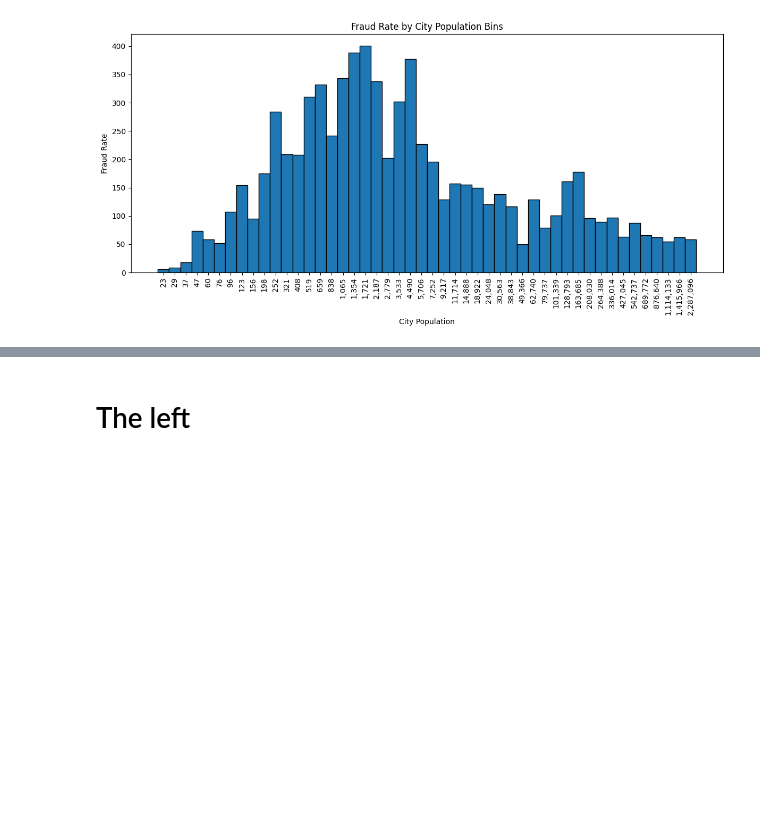
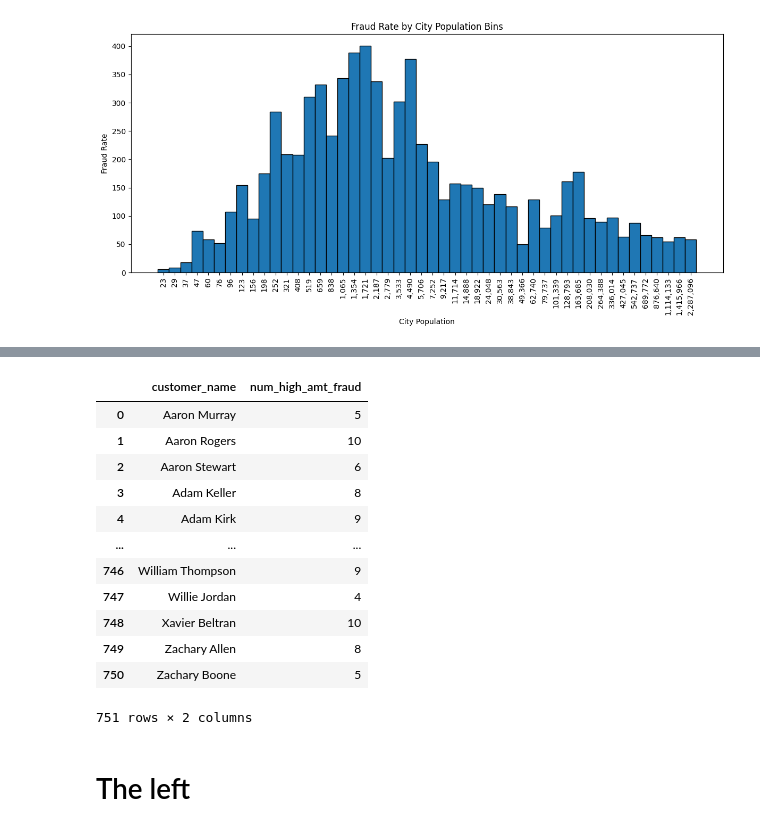
Before and after one commit to AubLambert/FraudDetection, a Jupyter notebook: Fraud_Detection.ipynb, the cells around one changed output, grey strips where cells are left out. Saved outputs shown, nothing was run; the diff lists cells and outputs as text; code cells hidden in the pictures; blank space fills up the shorter version.

```diff
--- a/Fraud_Detection.ipynb
+++ b/Fraud_Detection.ipynb
@@ -763,3 +905,37 @@ plt.show()
+# %%
+# --- Compute median amount ---
+median_amt = df_viz_2["amt"].median()
+
+# --- Count high-amount frauds per customer (without modifying df) ---
+high_amt_fraud_counts = df_viz_2.loc[(df_viz_2["amt"] > median_amt) & (df_viz_2["is_fraud"] == 1)]
+customer_counts = high_amt_fraud_counts.groupby("customer_name").size().reset_index(name="num_high_amt_fraud")
+
+# Average number of high-amount frauds per customer
+avg_high_amt_fraud_per_customer = customer_counts["num_high_amt_fraud"].mean()
+
+# Total number of high-amount transactions
+total_high_amt = df_viz_2.loc[df_viz_2["amt"] > median_amt].mean()
+
+# Compute ratio
+ratio = avg_high_amt_fraud_per_customer*100 / total_high_amt
+
+print(f"Probability that a transaction with higher amount is fradulent: {ratio:.2f}%")
+# %%
+customer_counts
+# %% [output]
+|  | customer_name | num_high_amt_fraud |
+| 0 | Aaron Murray | 5 |
+| 1 | Aaron Rogers | 10 |
+| 2 | Aaron Stewart | 6 |
+| 3 | Adam Keller | 8 |
+| 4 | Adam Kirk | 9 |
+| ... | ... | ... |
+| 746 | William Thompson | 9 |
+| 747 | Willie Jordan | 4 |
+| 748 | Xavier Beltran | 10 |
+| 749 | Zachary Allen | 8 |
+| 750 | Zachary Boone | 5 |
+751 rows × 2 columns
 # %% [markdown]
 # The left
 # %%
```
Also changed, not shown: parts of 32 cells of this notebook.
